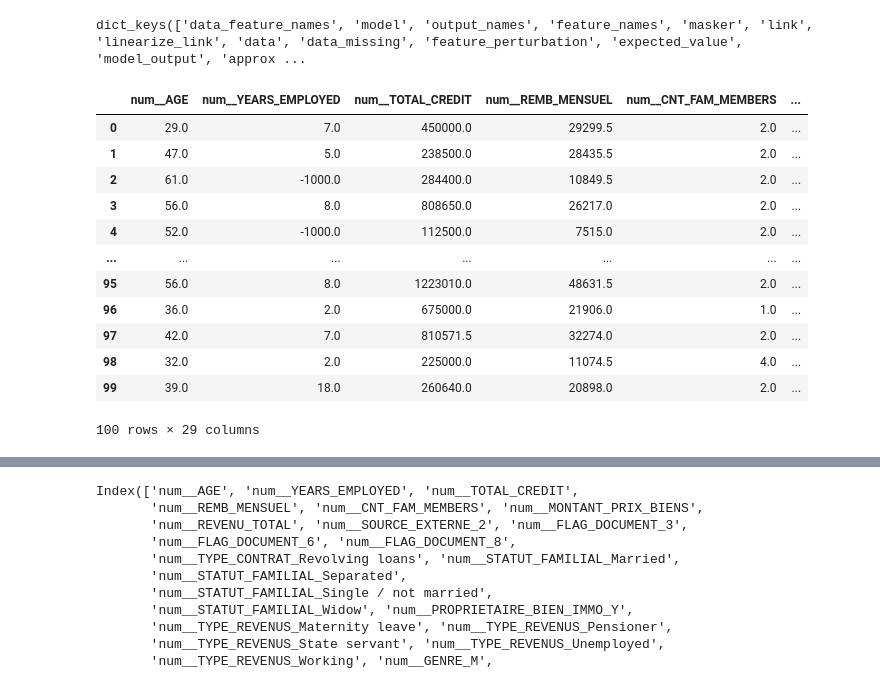
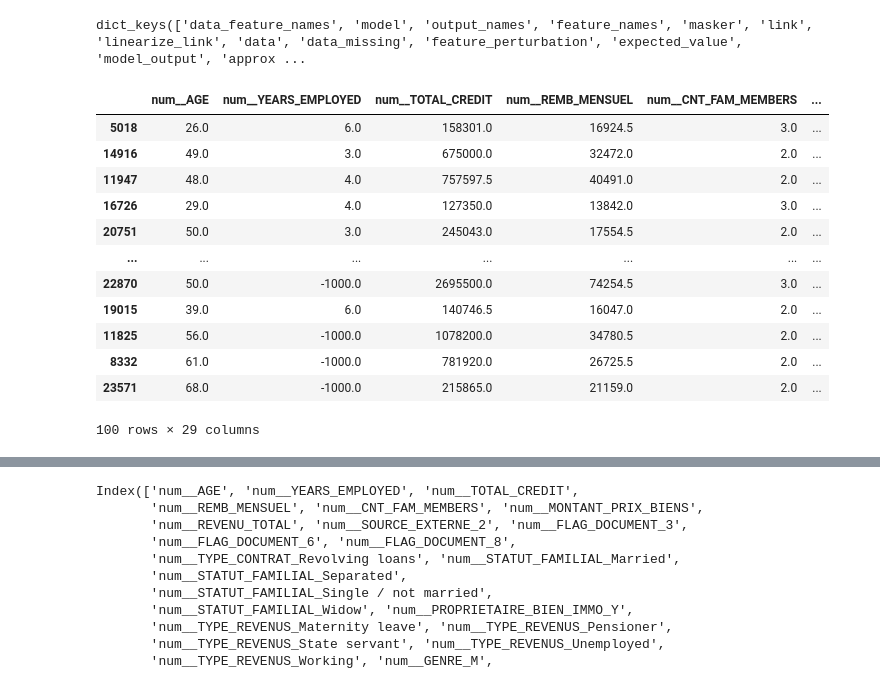
Before and after one commit to Rukiakuchiki92/p7-ml, a Jupyter notebook: 030_P07_Modelisation copy.ipynb, the cells around one changed output, grey strips where cells are left out. Saved outputs shown, nothing was run; the diff lists cells and outputs as text; code cells hidden in the pictures.

```diff
--- a/030_P07_Modelisation copy.ipynb
+++ b/030_P07_Modelisation copy.ipynb
@@ -864,18 +883,18 @@ explainer.__dict__.keys()
 # %% [output]
 dict_keys(['data_feature_names', 'model', 'output_names', 'feature_names', 'masker', 'link', 'linearize_link', 'data', 'data_missing', 'feature_perturbation', 'expected_value', 'model_output', 'approx ...
 # %%
-x_train_after_preprocess.iloc[:100]
+x_train_after_preprocess_sample.iloc[:100]
 # %% [output]
 |  | num__AGE | num__YEARS_EMPLOYED | num__TOTAL_CREDIT | num__REMB_MENSUEL | num__CNT_FAM_MEMBERS | ... |
-| 0 | 29.0 | 7.0 | 450000.0 | 29299.5 | 2.0 | ... |
-| 1 | 47.0 | 5.0 | 238500.0 | 28435.5 | 2.0 | ... |
-| 2 | 61.0 | -1000.0 | 284400.0 | 10849.5 | 2.0 | ... |
-| 3 | 56.0 | 8.0 | 808650.0 | 26217.0 | 2.0 | ... |
-| 4 | 52.0 | -1000.0 | 112500.0 | 7515.0 | 2.0 | ... |
+| 5018 | 26.0 | 6.0 | 158301.0 | 16924.5 | 3.0 | ... |
+| 14916 | 49.0 | 3.0 | 675000.0 | 32472.0 | 2.0 | ... |
+| 11947 | 48.0 | 4.0 | 757597.5 | 40491.0 | 2.0 | ... |
+| 16726 | 29.0 | 4.0 | 127350.0 | 13842.0 | 3.0 | ... |
+| 20751 | 50.0 | 3.0 | 245043.0 | 17554.5 | 2.0 | ... |
 | ... | ... | ... | ... | ... | ... | ... |
-| 95 | 56.0 | 8.0 | 1223010.0 | 48631.5 | 2.0 | ... |
-| 96 | 36.0 | 2.0 | 675000.0 | 21906.0 | 1.0 | ... |
-| 97 | 42.0 | 7.0 | 810571.5 | 32274.0 | 2.0 | ... |
-| 98 | 32.0 | 2.0 | 225000.0 | 11074.5 | 4.0 | ... |
-| 99 | 39.0 | 18.0 | 260640.0 | 20898.0 | 2.0 | ... |
+| 22870 | 50.0 | -1000.0 | 2695500.0 | 74254.5 | 3.0 | ... |
+| 19015 | 39.0 | 6.0 | 140746.5 | 16047.0 | 2.0 | ... |
+| 11825 | 56.0 | -1000.0 | 1078200.0 | 34780.5 | 2.0 | ... |
+| 8332 | 61.0 | -1000.0 | 781920.0 | 26725.5 | 2.0 | ... |
+| 23571 | 68.0 | -1000.0 | 215865.0 | 21159.0 | 2.0 | ... |
 100 rows × 29 columns
```
Also changed, not shown: parts of 56 cells of this notebook, 2 other files.
